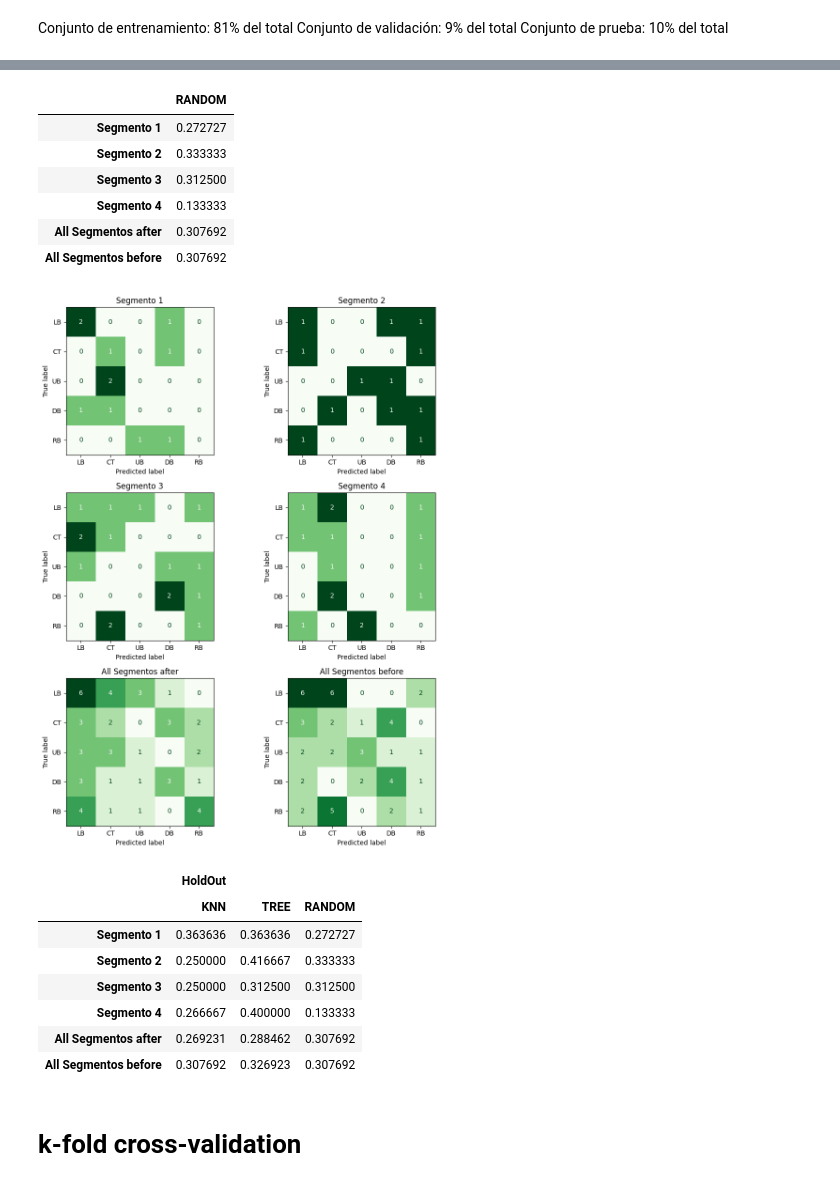
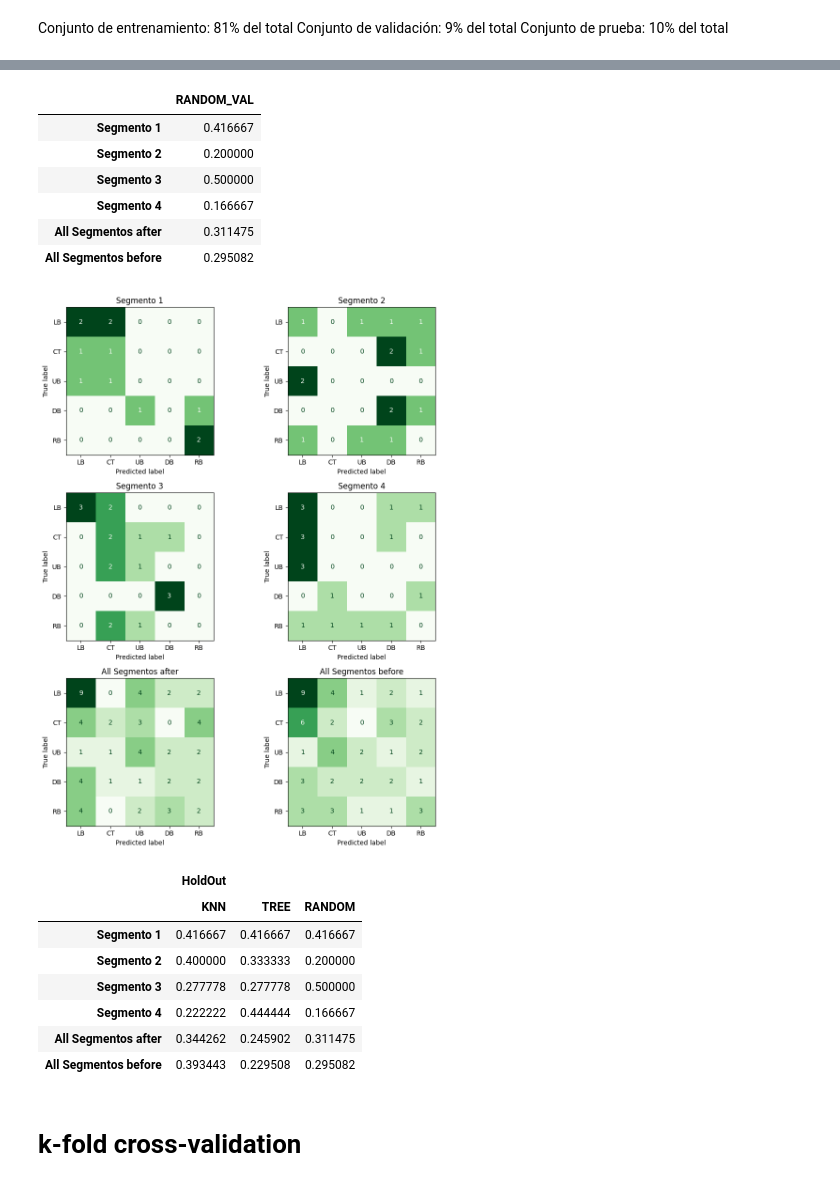
Before and after one commit to jpg1003/AnalisisEEG, a Jupyter notebook: codigo/notebooks/7.Machine_Learning.ipynb, the cells around one changed output, grey strips where cells are left out. Saved outputs shown, nothing was run; the diff lists cells and outputs as text; code cells hidden in the pictures.

```diff
--- a/codigo/notebooks/7.Machine_Learning.ipynb
+++ b/codigo/notebooks/7.Machine_Learning.ipynb
@@ -55,7 +55,7 @@ def evaluar_holdout_knn(dataframe):
     X_train, y_train, X_val, y_val, X_test, y_test = dividir_datos(dataframe)
 
     #modelo
-    model_KNN = KNeighborsClassifier()
+    #model_KNN = KNeighborsClassifier()
     # Entreno el modelo
     model_KNN.fit(X_train, y_train)
 
@@ -146,7 +149,7 @@ def evaluar_holdout_tree(dataframe):
 
     X_train, y_train, X_val, y_val, X_test, y_test = dividir_datos(dataframe)
 
-    model_TREE = DecisionTreeClassifier()
+    #model_TREE = DecisionTreeClassifier()
 
     # Entreno el modelo
     model_TREE.fit(X_train, y_train)
@@ -238,7 +244,7 @@ def evaluar_holdout_random(dataframe):
 
     X_train, y_train, X_val, y_val, X_test, y_test = dividir_datos(dataframe)
 
-    model_RANDOM = RandomForestClassifier(max_depth=MAX_DEPTH, n_estimators=ESTIMATOR)
+    #model_RANDOM = RandomForestClassifier(max_depth=MAX_DEPTH, n_estimators=ESTIMATOR)
     # Entreno el modelo
     model_RANDOM.fit(X_train, y_train)
 
@@ -279,5 +287,6 @@ for valores_random in modelos_all_random:
 # %%
-datos_holdout_random = pd.DataFrame(accuracy_score_random, columns=['RANDOM'], index=(titulos_all))
+datos_holdout_random = pd.DataFrame(accuracy_score_random, columns=['RANDOM_VAL'], index=(titulos_all))
+datos_holdout_random_test = pd.DataFrame(accuracy_score_test_random, columns=['RANDOM_TEST'], index=(titulos_all))
 
 display(datos_holdout_random)
 
@@ -287,60 +296,59 @@ for matrices_random in matriz_confusion_random:
 
     mc_random.append(pd.DataFrame(matrices_random, index=nombre_clases, columns=nombre_clases))
 
 #https://scikit-learn.org/stable/modules/generated/sklearn.metrics.ConfusionMatrixDisplay.html
 
 # Creo una figura y ejes para dividir el espacio en cuatro subgráficos
 fig, axs = plt.subplots(3, 2, figsize=(10, 12))
 
 # Matrices de confusión y títulos para cada subgráfico
 dataframes = [mc_random[0], mc_random[1], mc_random[2], mc_random[3], mc_random[4], mc_random[5]]
 
 # Itero sobre los DataFrames y títulos para imprimir matriz de confusión en un subgráfico
 for i, (dataframe, titulo) in enumerate(zip(dataframes, titulos_all)):
     fila = i // 2
     columna = i % 2
     ax = axs[fila, columna]
 
     # Se crea la impresion de la matriz de confusión y se implime
     disp = ConfusionMatrixDisplay(confusion_matrix=dataframe.values, display_labels=(nombre_clases))
     disp.plot(ax=ax, colorbar=False, cmap='Greens')
 
     # Añado el título al subgráfico
     ax.set_title(titulo)
 
 # Se ajusta el espaciado entre subgráficos
 plt.tight_layout()
 
 # Se imprime el gráfico
 plt.show()
 # %% [output]
-|  | RANDOM |
-| Segmento 1 | 0.272727 |
-| Segmento 2 | 0.333333 |
-| Segmento 3 | 0.312500 |
-| Segmento 4 | 0.133333 |
-| All Segmentos after | 0.307692 |
-| All Segmentos before | 0.307692 |
+|  | RANDOM_VAL |
+| Segmento 1 | 0.416667 |
+| Segmento 2 | 0.200000 |
+| Segmento 3 | 0.500000 |
+| Segmento 4 | 0.166667 |
+| All Segmentos after | 0.311475 |
+| All Segmentos before | 0.295082 |
-[figure, old version]
+[figure, new version]
 # %%
 
 datos_holdout = pd.concat([datos_holdout_knn, datos_holdout_tree, datos_holdout_random], axis=1)
-
+datos_holdout_test = pd.concat([datos_holdout_knn_test, datos_holdout_tree_test, datos_holdout_random_test], axis=1)
 
 datos_holdout.columns = pd.MultiIndex.from_tuples([("HoldOut","KNN"), ("HoldOut","TREE"), ("HoldOut","RANDOM")])
-
-
+datos_holdout_test.columns = pd.MultiIndex.from_tuples([("HoldOut","KNN"), ("HoldOut","TREE"), ("HoldOut","RANDOM")])
 
 display(datos_holdout)
 # %% [output]
 |  | HoldOut |  |  |
 |  | KNN | TREE | RANDOM |
-| Segmento 1 | 0.363636 | 0.363636 | 0.272727 |
-| Segmento 2 | 0.250000 | 0.416667 | 0.333333 |
-| Segmento 3 | 0.250000 | 0.312500 | 0.312500 |
-| Segmento 4 | 0.266667 | 0.400000 | 0.133333 |
-| All Segmentos after | 0.269231 | 0.288462 | 0.307692 |
-| All Segmentos before | 0.307692 | 0.326923 | 0.307692 |
+| Segmento 1 | 0.416667 | 0.416667 | 0.416667 |
+| Segmento 2 | 0.400000 | 0.333333 | 0.200000 |
+| Segmento 3 | 0.277778 | 0.277778 | 0.500000 |
+| Segmento 4 | 0.222222 | 0.444444 | 0.166667 |
+| All Segmentos after | 0.344262 | 0.245902 | 0.311475 |
+| All Segmentos before | 0.393443 | 0.229508 | 0.295082 |
 # %% [markdown]
  # k-fold cross-validation
 # %%
```
Also changed, not shown: parts of 14 cells of this notebook, 23 other files.
